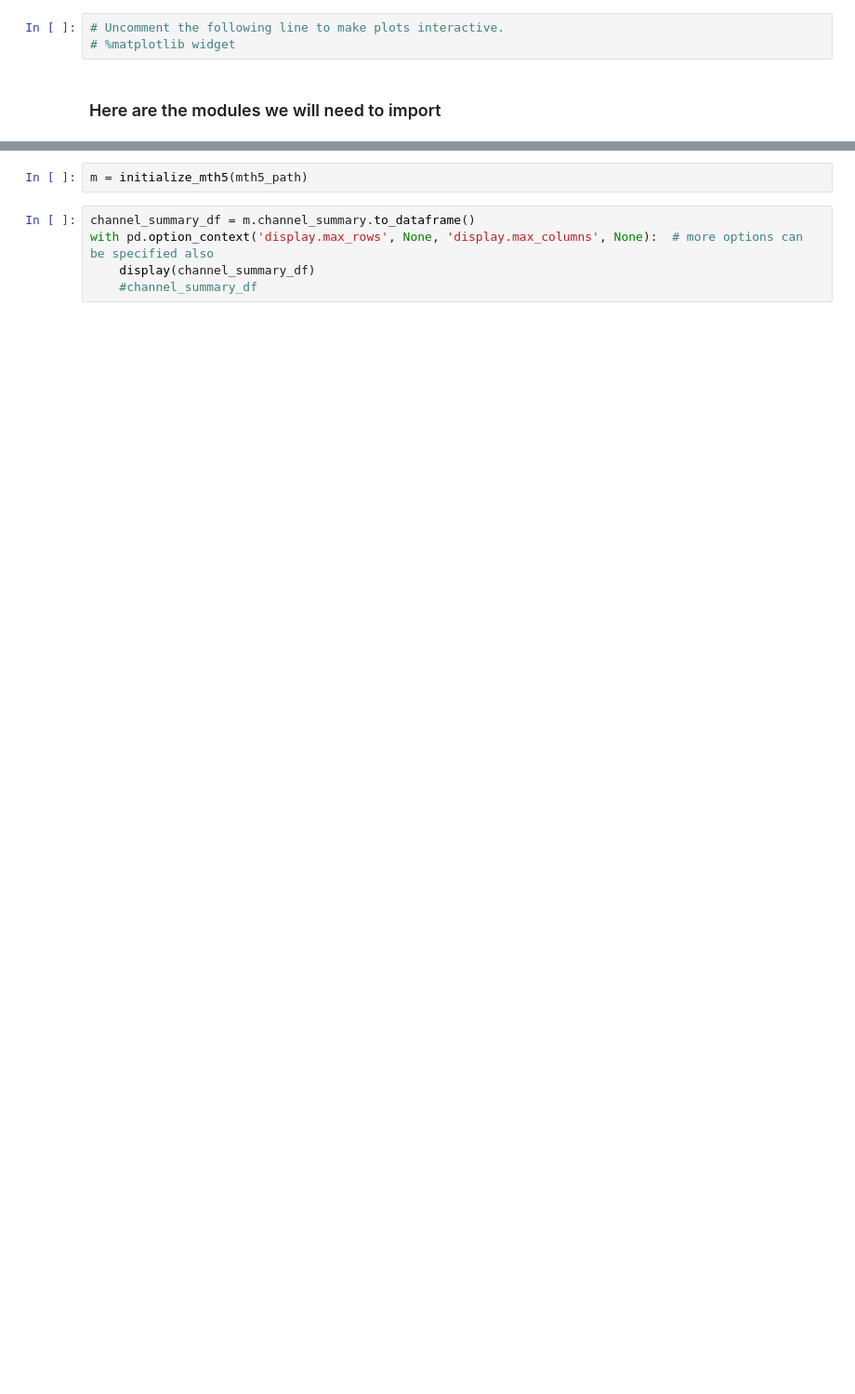
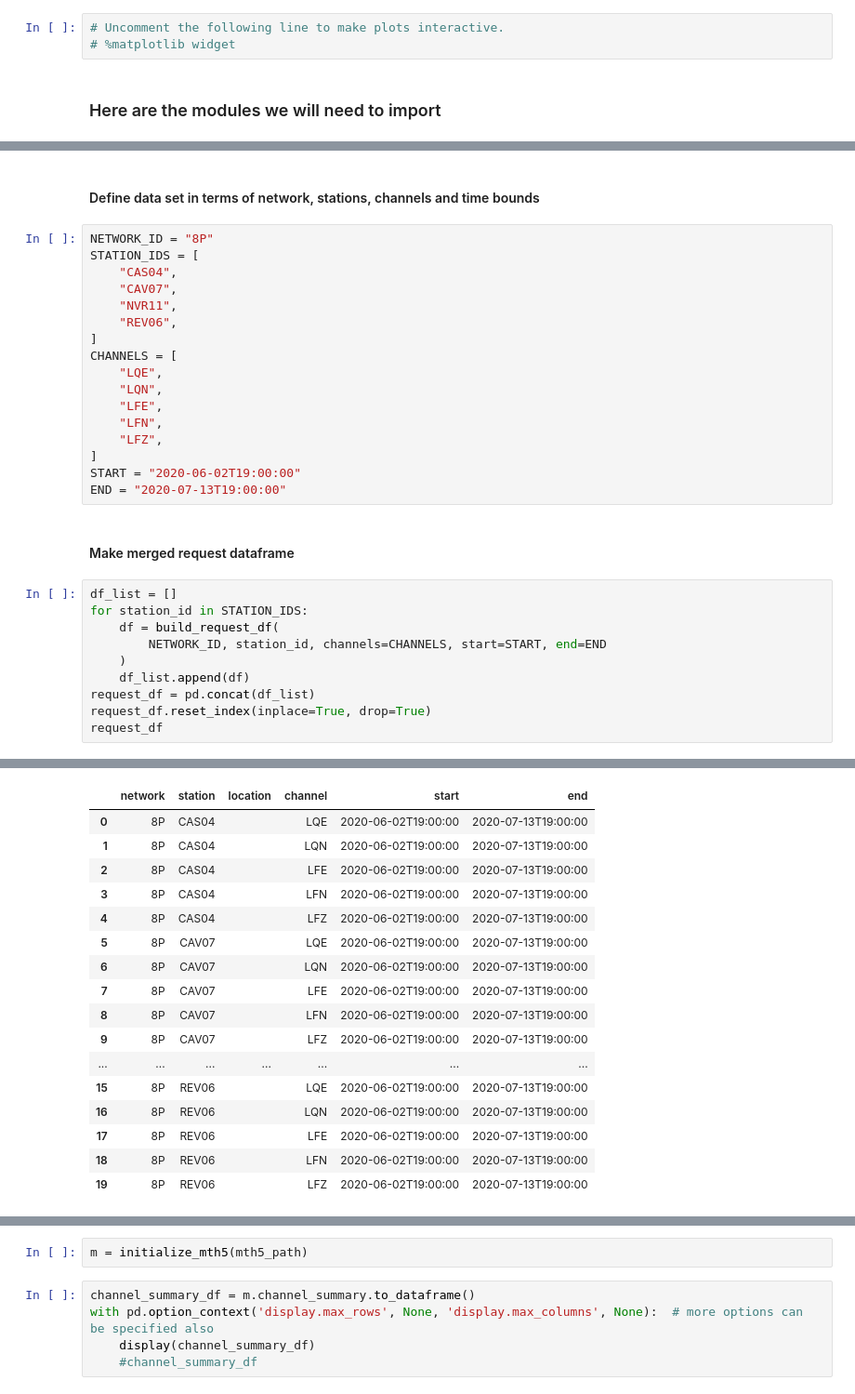
Before and after one commit to kujaku11/mt_examples, a Jupyter notebook: notebooks/aurora/04_CAS04.ipynb, the cells around one changed output, grey strips where cells are left out. Shown: that part at 93% size. Drawn from its saved outputs; the diff is of its cells as text; blank space fills up the shorter version.

Commit message:
add data make to 04 notebook

```diff
--- a/notebooks/aurora/04_CAS04.ipynb
+++ b/notebooks/aurora/04_CAS04.ipynb
@@ -40,0 +62,32 @@ warnings.filterwarnings('ignore')
+# %% [markdown]
+#### Define data set in terms of network, stations, channels and time bounds
+# %%
+NETWORK_ID = "8P"
+STATION_IDS = [
+    "CAS04",
+    "CAV07",
+    "NVR11",
+    "REV06",
+]
+CHANNELS = [
+    "LQE",
+    "LQN",
+    "LFE",
+    "LFN",
+    "LFZ",
+]
+START = "2020-06-02T19:00:00"
+END = "2020-07-13T19:00:00"
+# %% [markdown]
+#### Make merged request dataframe
+# %%
+df_list = []
+for station_id in STATION_IDS:
+    df = build_request_df(
+        NETWORK_ID, station_id, channels=CHANNELS, start=START, end=END
+    )
+    df_list.append(df)
+request_df = pd.concat(df_list)
+request_df.reset_index(inplace=True, drop=True)
+request_df
+# %% [output]
@@ -41 +98,18 @@ warnings.filterwarnings('ignore')
+|  | network | station | location | channel | start | end |
+| 0 | 8P | CAS04 |  | LQE | 2020-06-02T19:00:00 | 2020-07-13T19:00:00 |
+| 1 | 8P | CAS04 |  | LQN | 2020-06-02T19:00:00 | 2020-07-13T19:00:00 |
+| 2 | 8P | CAS04 |  | LFE | 2020-06-02T19:00:00 | 2020-07-13T19:00:00 |
+| 3 | 8P | CAS04 |  | LFN | 2020-06-02T19:00:00 | 2020-07-13T19:00:00 |
+| 4 | 8P | CAS04 |  | LFZ | 2020-06-02T19:00:00 | 2020-07-13T19:00:00 |
+| 5 | 8P | CAV07 |  | LQE | 2020-06-02T19:00:00 | 2020-07-13T19:00:00 |
+| 6 | 8P | CAV07 |  | LQN | 2020-06-02T19:00:00 | 2020-07-13T19:00:00 |
+| 7 | 8P | CAV07 |  | LFE | 2020-06-02T19:00:00 | 2020-07-13T19:00:00 |
+| 8 | 8P | CAV07 |  | LFN | 2020-06-02T19:00:00 | 2020-07-13T19:00:00 |
+| 9 | 8P | CAV07 |  | LFZ | 2020-06-02T19:00:00 | 2020-07-13T19:00:00 |
+| ... | ... | ... | ... | ... | ... | ... |
+| 15 | 8P | REV06 |  | LQE | 2020-06-02T19:00:00 | 2020-07-13T19:00:00 |
+| 16 | 8P | REV06 |  | LQN | 2020-06-02T19:00:00 | 2020-07-13T19:00:00 |
+| 17 | 8P | REV06 |  | LFE | 2020-06-02T19:00:00 | 2020-07-13T19:00:00 |
+| 18 | 8P | REV06 |  | LFN | 2020-06-02T19:00:00 | 2020-07-13T19:00:00 |
+| 19 | 8P | REV06 |  | LFZ | 2020-06-02T19:00:00 | 2020-07-13T19:00:00 |
 # %% [markdown]
```
Also changed, not shown: parts of 15 cells of this notebook.
